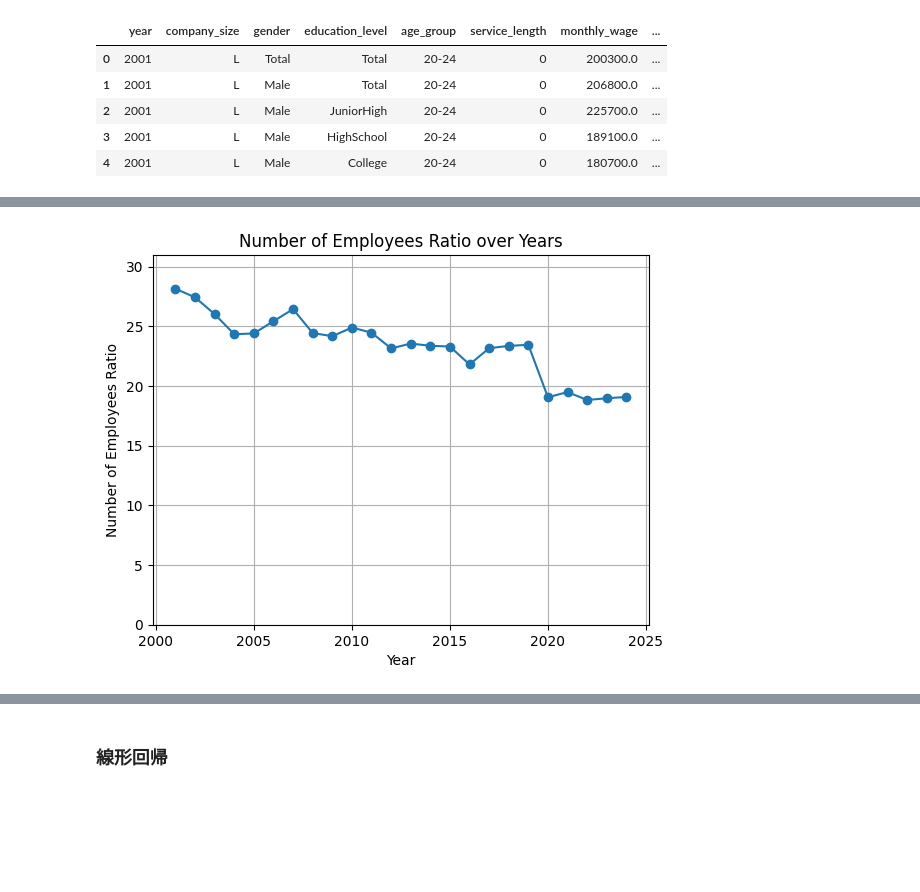
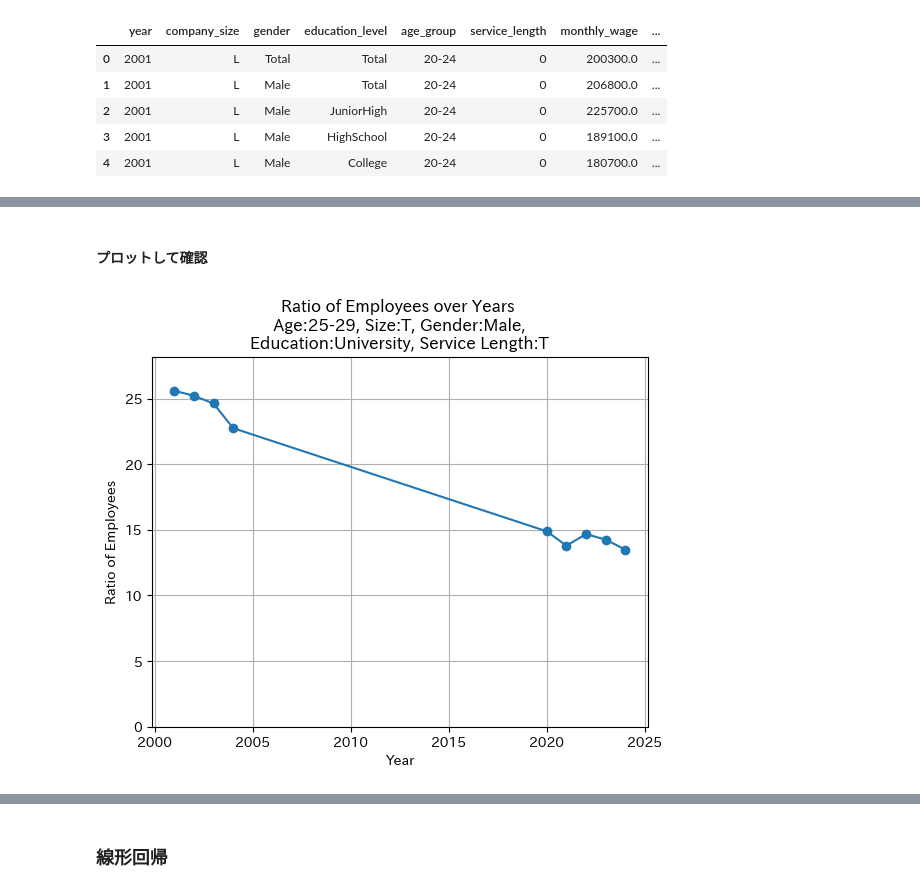
Before and after one commit to M-Yusei1001/K417_Capstone_G9, a Jupyter notebook: predict.ipynb, the cells around one changed output, grey strips where cells are left out. Drawn from its saved outputs; the diff is of its cells as text; code cells hidden in the pictures; blank space fills up the shorter version.

```diff
--- a/predict.ipynb
+++ b/predict.ipynb
@@ -5,6 +7,6 @@ import matplotlib.pyplot as plt
 # %%
-df = pd.read_csv("data/chingin/wage_structure_manuf_with_ratios.csv", encoding='utf_8_sig', low_memory=False)
-df.head()
+data = pd.read_csv("data/chingin/wage_structure_manuf_with_ratios.csv", encoding='utf_8_sig', low_memory=False)
+data.head()
 # %% [output]
 |  | year | company_size | gender | education_level | age_group | service_length | monthly_wage | ... |
 | 0 | 2001 | L | Total | Total | 20-24 | 0 | 200300.0 | ... |
@@ -14,0 +25,6 @@ df.head()
+# %%
+company_size = "T"
+gender = "Male"
+education_level = "University"
+age_group = "25-29"
+service_length = "T"
@@ -15,6 +33,7 @@ df.head()
 # %%
-df = df[(df["age_group"] == "25-29") &
-        (df["company_size"] == "T") &
-        (df["gender"] == "Total") &
-        (df["education_level"] == "Total") &
-        (df["service_length"] == "T")]
+df = data[(data["age_group"] == age_group) &
+        (data["company_size"] == company_size) &
+        (data["gender"] == gender) &
+        (data["education_level"] == education_level) &
+        (data["service_length"] == service_length)]
+df[df["year"] == 2024].head()
@@ -36,14 +43,16 @@ plt.show()
+# %% [markdown]
+#### プロットして確認
 # %%
 # dfをyearをx軸、num_of_employees_ratioをy軸としてプロット
 plt.plot(df["year"], df["num_of_employees_ratio"], marker='o')
 plt.xlabel("Year")
-plt.ylabel("Number of Employees Ratio")
-plt.title("Number of Employees Ratio over Years")
+plt.ylabel("Ratio of Employees")
+plt.title(f"Ratio of Employees over Years \n Age:{age_group}, Size:{company_size}, Gender:{gender}, \nEducation:{education_level}, Service Length:{service_length}")
 plt.ylim(0, max(df["num_of_employees_ratio"]) * 1.1)
 plt.grid(True)
 plt.show()
 # %% [output]
-[figure, old version]
+[figure, new version]
 # %%
 # dfをyearをx軸、total_annual_income_ratioをy軸としてプロット
 plt.plot(df["year"], df["total_annual_income_ratio"], marker='o')
```
Also changed, not shown: parts of 17 cells of this notebook, 4 other files.
